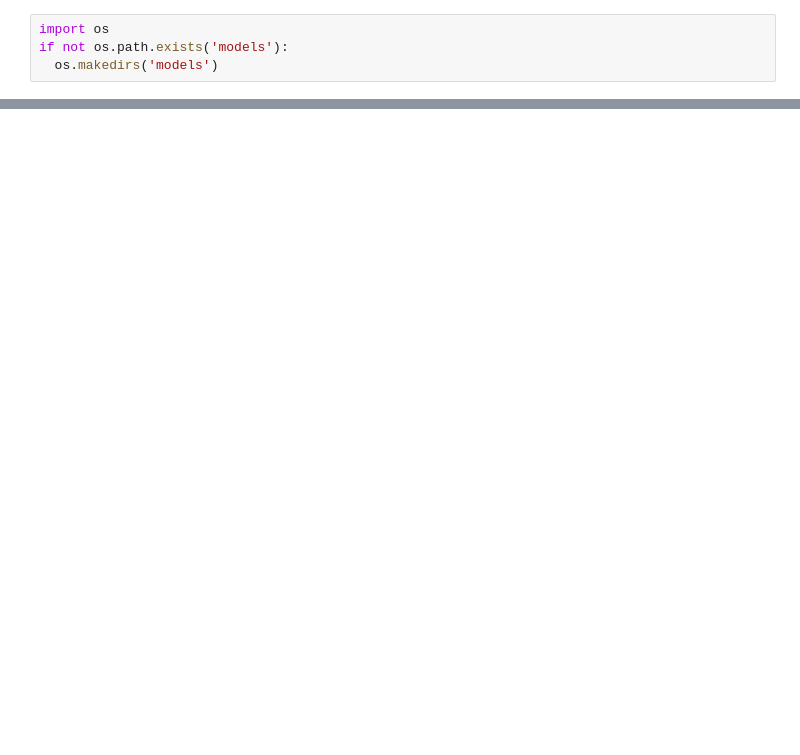
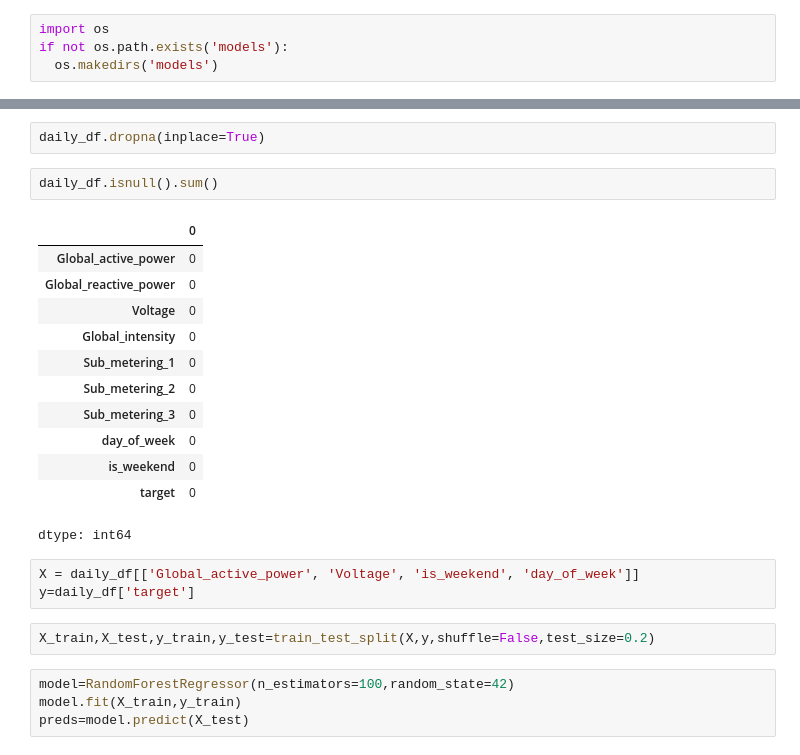
Before and after one commit to NarendarB0152/SmartWattAIProject2, a Jupyter notebook: HouseHold_Energy_Consumption.ipynb, the cells around one changed output, grey strips where cells are left out. Saved outputs shown, nothing was run; the diff lists cells and outputs as text; blank space fills up the shorter version.

```diff
--- a/HouseHold_Energy_Consumption.ipynb
+++ b/HouseHold_Energy_Consumption.ipynb
@@ -167,0 +199,26 @@ if not os.path.exists('models'):
+# %%
+daily_df.dropna(inplace=True)
+# %%
+daily_df.isnull().sum()
+# %% [output]
+|  | 0 |
+| Global_active_power | 0 |
+| Global_reactive_power | 0 |
+| Voltage | 0 |
+| Global_intensity | 0 |
+| Sub_metering_1 | 0 |
+| Sub_metering_2 | 0 |
+| Sub_metering_3 | 0 |
+| day_of_week | 0 |
+| is_weekend | 0 |
+| target | 0 |
+dtype: int64
+# %%
+X = daily_df[['Global_active_power', 'Voltage', 'is_weekend', 'day_of_week']]
+y=daily_df['target']
+# %%
+X_train,X_test,y_train,y_test=train_test_split(X,y,shuffle=False,test_size=0.2)
+# %%
+model=RandomForestRegressor(n_estimators=100,random_state=42)
+model.fit(X_train,y_train)
+preds=model.predict(X_test)
```
Also changed, not shown: parts of 6 cells of this notebook.
